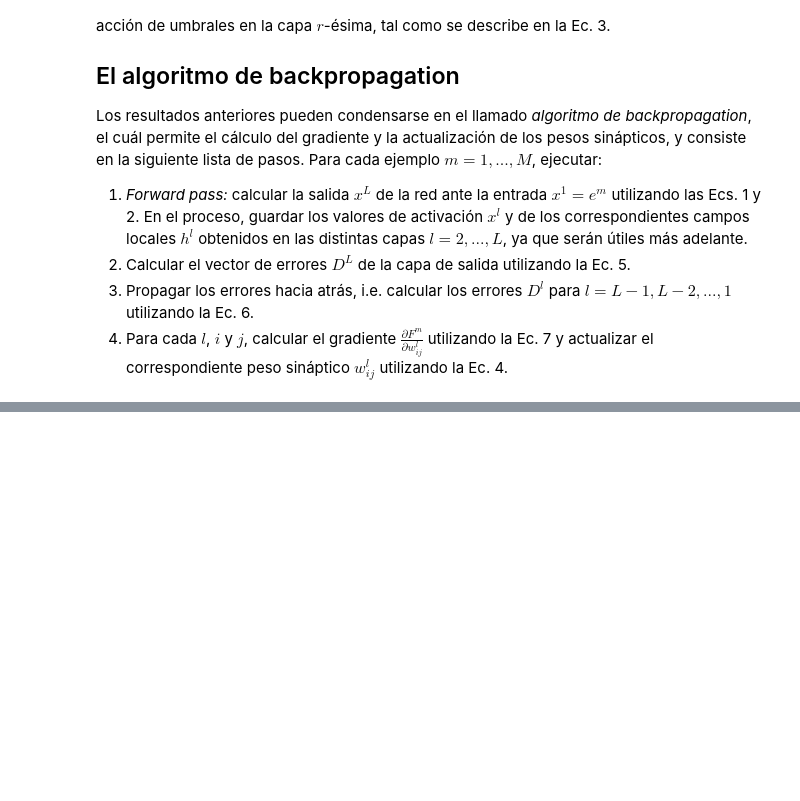
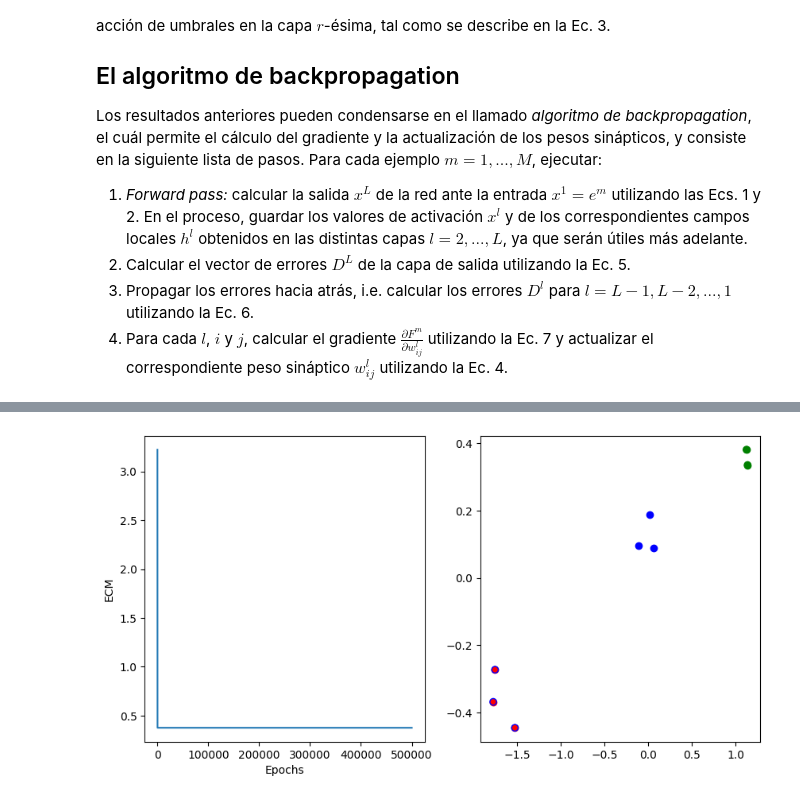
Before and after one commit to AdolfoBanchio/Redes-neuronales-2024, a Jupyter notebook: guias_ejercicios/redes_neuronales_2024_guia_10.ipynb, the cells around one changed output, grey strips where cells are left out. Cells and saved outputs as stored; diff of their text form; code cells hidden in the pictures; blank space fills up the shorter version.

```diff
--- a/guias_ejercicios/redes_neuronales_2024_guia_10.ipynb
+++ b/guias_ejercicios/redes_neuronales_2024_guia_10.ipynb
@@ -328,0 +440,31 @@ print(relu(np.dot(W.T, inp)))
+# %%
+def relu(x):
+    return np.maximum(0, x)
+
+def drelu(x):
+    if x > 0:
+        return 1
+    return 0
+# %%
+training_set_ej2_2, training_set_output_ej2_2 = generate_samples([3,2,3], 2, 0.1)
+
+W_2, W_out_2, ecm = perceptron_multicapa(training_set_ej2_2, training_set_output_ej2_2, 2, relu, np.vectorize(drelu), relu, np.vectorize(drelu), learning_rate=0.02,epochs=500000)
+# %%
+fig, ax = plt.subplots(1, 2, figsize=(10, 5))
+
+# figura 1: ecm con las epcohs
+ax[0].plot(ecm)
+ax[0].set_xlabel('Epochs')
+ax[0].set_ylabel('ECM')
+
+# figura 2: puntos de entrenamiento, color de la salida esperada y color de la salida obtenida (como un circulo sin relleno)
+colors = ['red', 'green', 'blue']
+hiden_layer = np.array([forward_pass(x, W_2) for x in training_set_ej2_2])
+output = np.array([forward_pass(np.append(x, -1), W_out_2) for x in hiden_layer])
+for c in range(training_set_output_ej2_2.shape[1]):
+    plt.scatter(training_set_ej2_2[training_set_output_ej2_2[:,c] == 1, 0], training_set_ej2_2[training_set_output_ej2_2[:,c] == 1, 1], color=colors[c], label=f'cat = {c+1}')
+    plt.scatter(training_set_ej2_2[output[:,c] > 0, 0], training_set_ej2_2[output[:,c] > 0, 1], facecolors='none', edgecolors=colors[c])
+
+plt.show()
+# %% [output]
+[figure, added]
```
Also changed, not shown: parts of 11 cells of this notebook, 2 other files.
